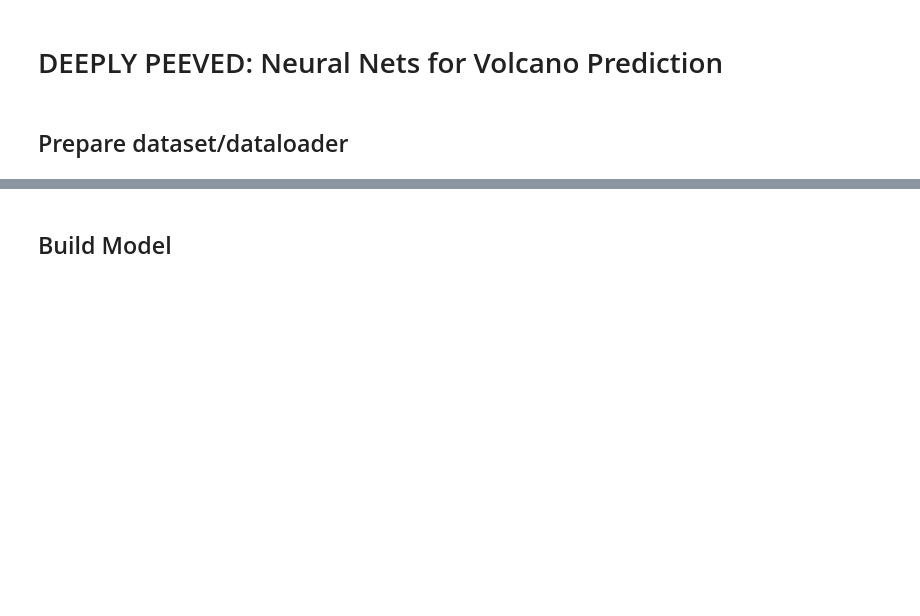
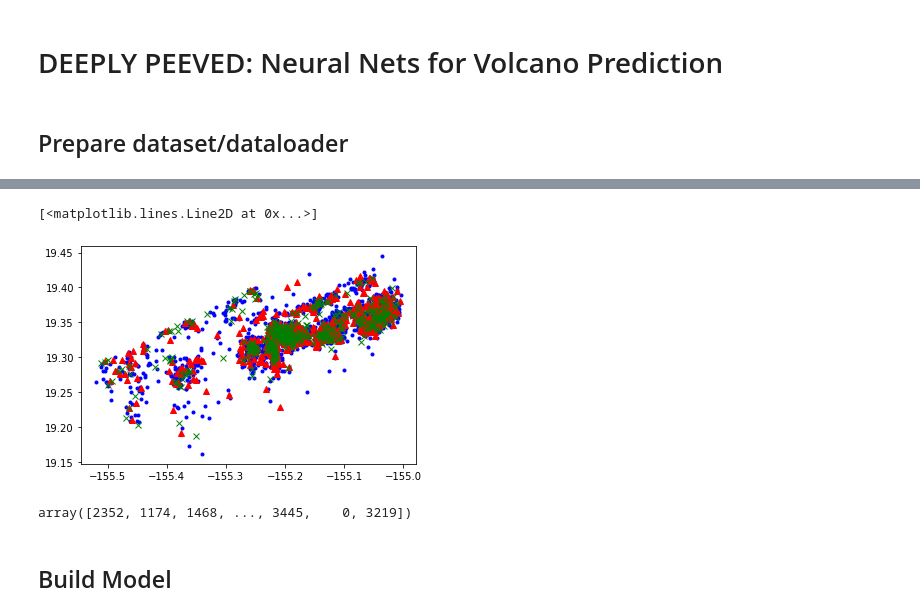
Before and after one commit to bmullet/PEEVED, a Jupyter notebook: DEEP PEEVED.ipynb, the cells around one changed output, grey strips where cells are left out. Cells and saved outputs as stored; diff of their text form; code cells hidden in the pictures; blank space fills up the shorter version.

Commit message:
Add dev/test/train idx

```diff
--- a/DEEP PEEVED.ipynb
+++ b/DEEP PEEVED.ipynb
@@ -133,19 +174,27 @@ class ExtraFeatures(BaseEarthquakes):
 eruption_csv_path = 'PuuOo.csv'
 eq_csv_path       = 'puuoo_earthquakes.csv'
 
-dataset_train = NoDerivedFeatures(
+dataset_train = ExtraFeatures(
         root=".",
         eruption_csv_path=eruption_csv_path,
         eq_csv_path=eq_csv_path,
         split="train",
     )
 
-dataset_val = NoDerivedFeatures(
+dataset_val = ExtraFeatures(
         root=".",
         eruption_csv_path=eruption_csv_path,
         eq_csv_path=eq_csv_path,
         split="val",
     )
 
+dataset_test = ExtraFeatures(
+        root=".",
+        eruption_csv_path=eruption_csv_path,
+        eq_csv_path=eq_csv_path,
+        split="test",
+    )
+
+
 loader_train = DataLoader(dataset_train, batch_size=50)
 loader_val = DataLoader(dataset_val, batch_size=50)
@@ -151,0 +214,12 @@ loader_val = DataLoader(dataset_val, batch_size=50)
+# %%
+plt.figure()
+plt.plot(dataset_train.lon, dataset_train.lat, 'b.', label='training')
+plt.plot(dataset_val.lon, dataset_val.lat, 'r^', label='dev')
+plt.plot(dataset_test.lon, dataset_test.lat, 'gx', label='test')
+# %% [output]
+[<matplotlib.lines.Line2D at 0x...>]
+[figure, added]
+# %%
+np.array(dataset_train.idx)
+# %% [output]
+array([2352, 1174, 1468, ..., 3445,    0, 3219])
```
Also changed, not shown: parts of 7 cells of this notebook, 5 other files.
